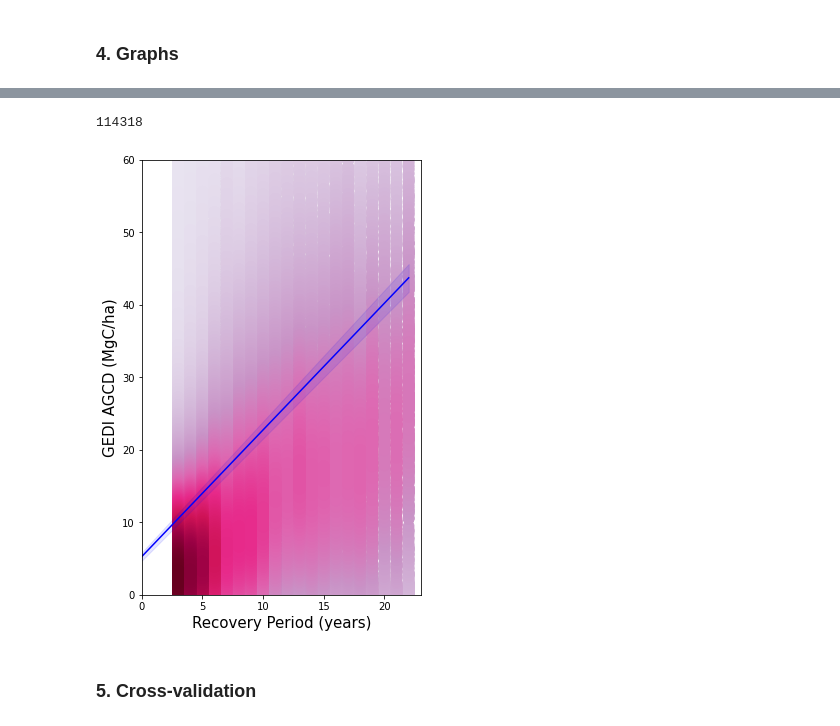
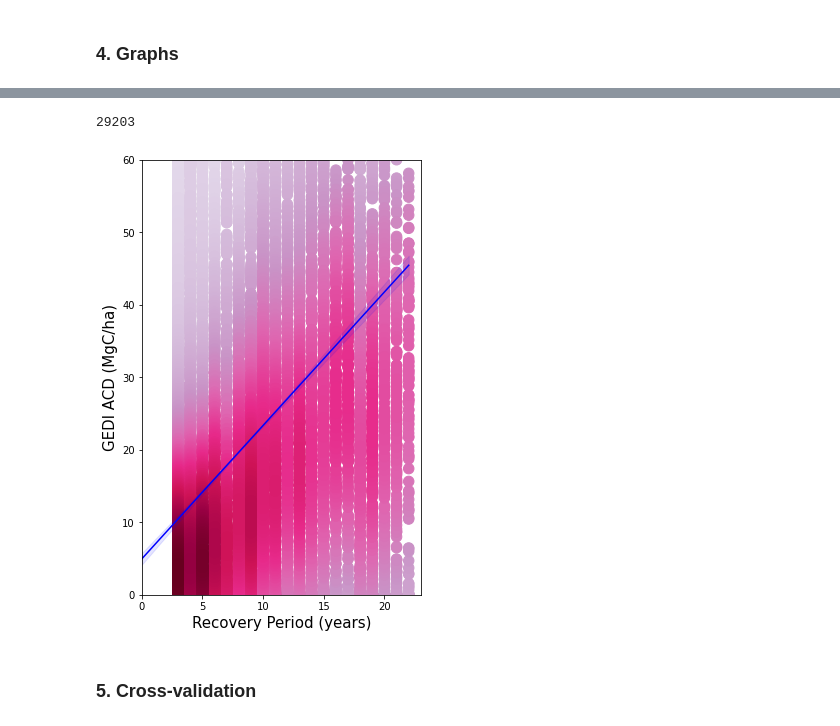
Before and after one commit to ameliaholcomb/biomass-recovery, a Jupyter notebook: notebooks/exploratory/26-ah2174-gedi-recovery-analysis.ipynb, the cells around one changed output, grey strips where cells are left out. Saved outputs shown, nothing was run; the diff lists cells and outputs as text; code cells hidden in the pictures.

```diff
--- a/notebooks/exploratory/26-ah2174-gedi-recovery-analysis.ipynb
+++ b/notebooks/exploratory/26-ah2174-gedi-recovery-analysis.ipynb
@@ -23,7 +24,7 @@ import hvplot.pandas        # Necessary for calling .hvplot on a geodatafame
 # %% [markdown]
 ### 1. Read in data
 # %%
-df = pd.read_feather('/maps/forecol/data/Overlays/monte_carlo/results/std1/master_summary.feather')
+df = pd.read_feather('/maps/forecol/data/Overlays/monte_carlo_no_spatial_autocorr/results/std1/master_summary.feather')
 
 l4a_data = df
 l4a_data['agcd'] = l4a_data.agbd * 0.47
@@ -140,0 +268,33 @@ ax.set_ylim([-10, 150])
+# %%
+plt.figure(1, (15,10))
+ax = sns.violinplot(x="recovery_period", y="agcd", data=quality_gedi, color="lightblue", inner="quartile", order=np.arange(23))
+ax.set_ylabel("GEDI ACD (MgC/ha)", fontsize=15)
+ax.set_xlabel("Recovery Period (years)", fontsize=15)
+ax.set_xlim([0,23])
+
+xs = np.arange(0, 23)
+
+# cmap = plt.get_cmap('inferno')
+get_ys = lambda a, b: a + b * xs
+# for i in range(0,models.shape[0], 10):
+#     ys = get_ys(models.a[i], models.b[i])
+#     ax.plot(xs, ys, linestyle="dotted", color=cmap(i), label='Quantile {0:.2f}'.format(models.q[i]))
+def get_ys_ci(la, lb, ua, ub):
+    return (la + ub * xs, ua + lb * xs)
+
+
+med_ys = get_ys(qreg_params.b0.mean(), qreg_params.b1.mean())
+lower_ys, upper_ys = get_ys_ci(qreg_params.b0.quantile(0.025), qreg_params.b1.quantile(0.025), qreg_params.b0.quantile(0.975), qreg_params.b1.quantile(0.975))
+ax.plot(xs, med_ys, color="green")
+# ci_lines = qreg_params.sample(100)
+# for line in ci_lines.iterrows():
+#     ax.plot(xs, get_ys(line[1].b0, line[1].b1), color="green", alpha=0.1)
+ax.fill_between(xs, lower_ys, upper_ys, color="green", alpha=0.1)
+
+ax.yaxis.set_major_formatter(mtick.FormatStrFormatter('%.1f'))
+ax.set_ylim([0, 60])
+yticks = list(ax.get_yticks()[ax.get_yticks() >= 0])
+yticks.append(qreg_params.b0.mean())
+yticks.sort()
+ax.set_yticks(yticks)
+ax.tick_params(axis='both', which='major', labelsize=13)
@@ -153,40 +315,39 @@ y = qg.agcd.values
 
 # Calculate the point density distribution per age group
 ages = np.unique(x)
 z = np.zeros(y.shape)
 for i in ages:
     z[x == i] = gaussian_kde(y[x == i])(y[x == i])
 
 
 # Sort the points by density, so that the densest points are plotted last
 idx = z.argsort()
 x, y, z = x[idx], y[idx], z[idx]
 
 # limit to only the points with high enough density
 # x = x[z > 0.005]
 # y = y[z > 0.005]
 # z = z[z > 0.005]
 
 ax.scatter(x, y, c=z, s=110, cmap='PuRd')
 ax.set_ylim([0,60])
 
 xs = np.arange(0, 23)
 get_ys = lambda a, b: a + b * xs
 def get_ys_ci(la, lb, ua, ub):
-    return (la + lb * xs, ua + ub * xs)
+    return (la + ub * xs, ua + lb * xs)
 
-
-med_ys = get_ys(qreg_model.a.mean(), qreg_model.b.mean())
-lower_ys, upper_ys = get_ys_ci(qreg_model.la.quantile(0.025), qreg_model.lb.quantile(0.025), qreg_model.ua.quantile(0.975), qreg_model.ub.quantile(0.975))
+med_ys = get_ys(qreg_params.b0.mean(), qreg_params.b1.mean())
+lower_ys, upper_ys = get_ys_ci(qreg_params.b0.quantile(0.025), qreg_params.b1.quantile(0.025), qreg_params.b0.quantile(0.975), qreg_params.b1.quantile(0.975))
 ax.plot(xs, med_ys, color="blue")
 ax.fill_between(xs, lower_ys, upper_ys, color="blue", alpha=0.1)
-ax.set_ylabel("GEDI AGCD (MgC/ha)", fontsize=15)
+ax.set_ylabel("GEDI ACD (MgC/ha)", fontsize=15)
 ax.set_xlabel("Recovery Period (years)", fontsize=15)
 ax.set_xlim([0,23])
 plt.show()
 # %% [output]
-114318
+29203
-[figure, old version]
+[figure, new version]
 # %% [markdown]
 ### 5. Cross-validation
 # %%
```
Also changed, not shown: parts of 12 cells of this notebook.
